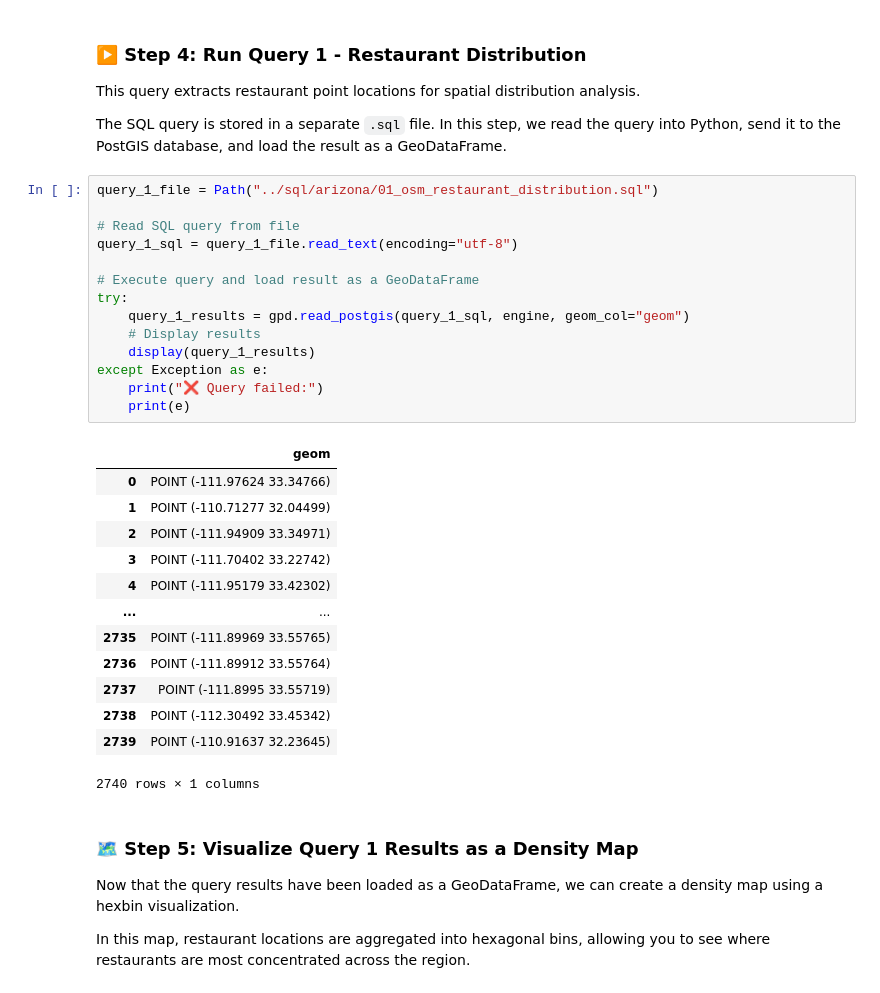
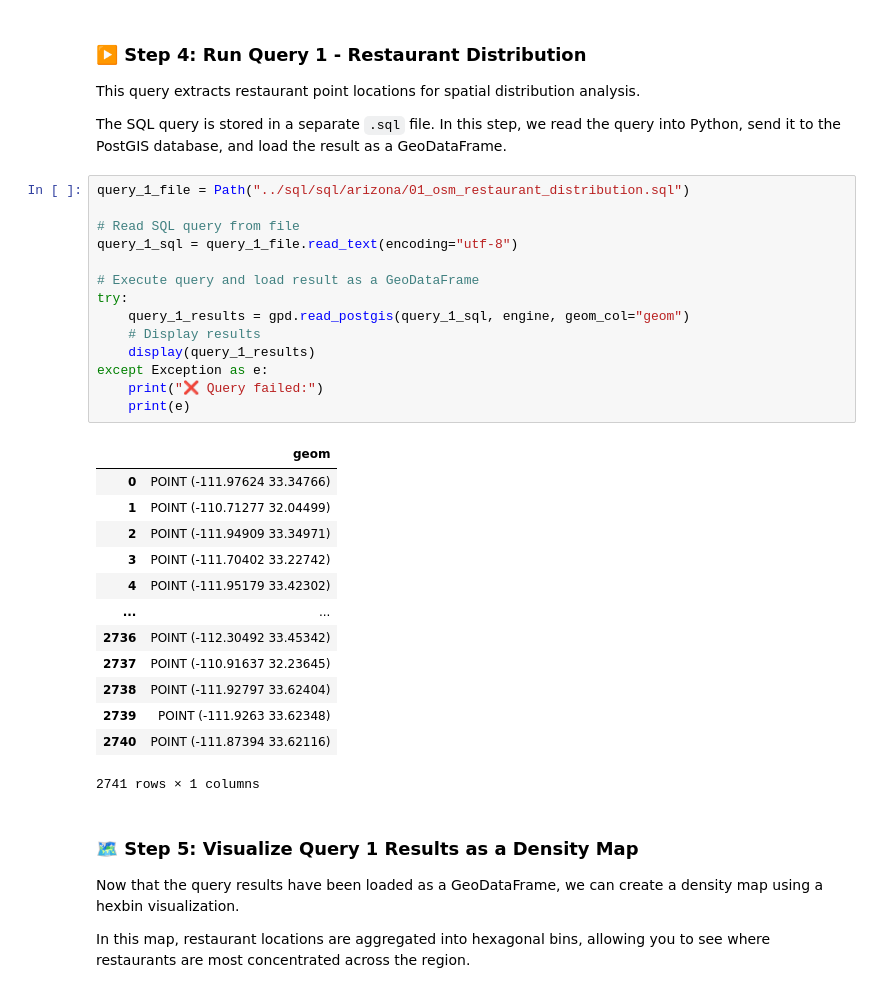
Before and after one commit to lydia-barker/gist604b-osm-postgis-sp26, a Jupyter notebook: notebooks/osm_postgis_queries.ipynb, the cells around one changed output. Drawn from its saved outputs; the diff is of its cells as text.

Commit message:
arizona sql rerun complete

```diff
--- a/notebooks/osm_postgis_queries.ipynb
+++ b/notebooks/osm_postgis_queries.ipynb
@@ -131,33 +131,33 @@ This query extracts restaurant point locations for spatial distribution analysis
 
 The SQL query is stored in a separate `.sql` file. In this step, we read the query into Python, send it to the PostGIS database, and load the result as a GeoDataFrame.
 # %%
-query_1_file = Path("../sql/arizona/01_osm_restaurant_distribution.sql")
+query_1_file = Path("../sql/sql/arizona/01_osm_restaurant_distribution.sql")
 
 # Read SQL query from file
 query_1_sql = query_1_file.read_text(encoding="utf-8")
 
 # Execute query and load result as a GeoDataFrame
 try:
     query_1_results = gpd.read_postgis(query_1_sql, engine, geom_col="geom")
     # Display results
     display(query_1_results)
 except Exception as e:
     print("❌ Query failed:")
     print(e)
 # %% [output]
 |  | geom |
 | 0 | POINT (-111.97624 33.34766) |
 | 1 | POINT (-110.71277 32.04499) |
 | 2 | POINT (-111.94909 33.34971) |
 | 3 | POINT (-111.70402 33.22742) |
 | 4 | POINT (-111.95179 33.42302) |
 | ... | ... |
-| 2735 | POINT (-111.89969 33.55765) |
-| 2736 | POINT (-111.89912 33.55764) |
-| 2737 | POINT (-111.8995 33.55719) |
-| 2738 | POINT (-112.30492 33.45342) |
-| 2739 | POINT (-110.91637 32.23645) |
+| 2736 | POINT (-112.30492 33.45342) |
+| 2737 | POINT (-110.91637 32.23645) |
+| 2738 | POINT (-111.92797 33.62404) |
+| 2739 | POINT (-111.9263 33.62348) |
+| 2740 | POINT (-111.87394 33.62116) |
-2740 rows × 1 columns
+2741 rows × 1 columns
 # %% [markdown]
 ### 🗺️ Step 5: Visualize Query 1 Results as a Density Map
 
```
Also changed, not shown: parts of 4 cells of this notebook, 1 other file.
